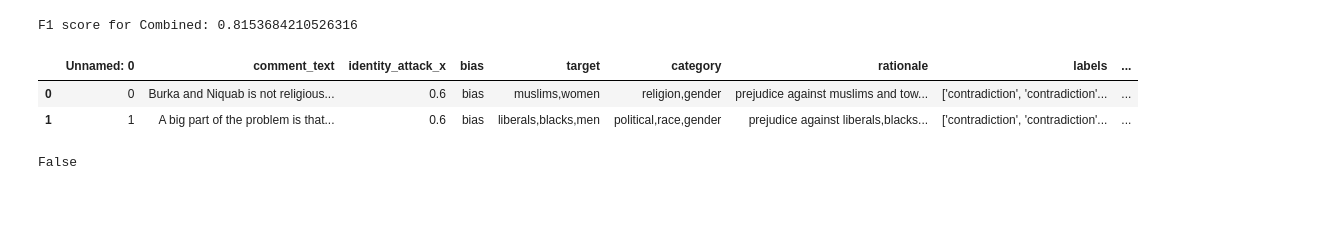
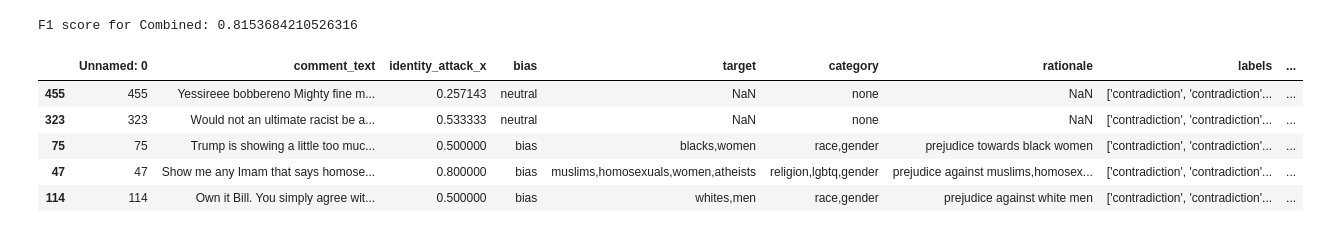
Before and after one commit to AlfonsoGhislieri/NLI-bias, a Jupyter notebook: final.ipynb, the cells around one changed output. Cells and saved outputs as stored; diff of their text form; code cells hidden in the pictures; blank space fills up the shorter version.

Commit message:
modified label accuracy function

```diff
--- a/final.ipynb
+++ b/final.ipynb
@@ -329,27 +330,31 @@ df_results = run_bart_model_add_labels('political')
 # %% [markdown]
 ## Calculate f1 scores
 # %%
-def determine_label_accuracy(df, n=1):
+def determine_label_accuracy(df, total_checked=len(hypotheses['race'])):
     def is_correct_bias(row, n_labels):
-        print(row['labels'])
-        print(sum(label == 'entailment' for label in list(row['labels'])))
-        return sum(label == 'entailment' for label in row['labels']) >= n_labels
+        labels = ast.literal_eval(row['labels'])
+        return sum(label == 'entailment' for label in labels) >= n_labels
 
     def is_correct_neutral(row):
-        return all(label != 'entailment' for label in row['labels'])
+        labels = ast.literal_eval(row['labels'])
+        return all(label != 'entailment' for label in labels)
 
-    # Initialize a dictionary to store the boolean results
-    label_correctness_dict = {}
+    # Initialize a list to store the boolean results for each row
+    label_correctness_list = []
 
-    # Iterate from 1 to 15 (inclusive) to calculate is_label_correct for each number of labels
-    for n_labels in range(1, n):
-        # Apply the function with the current number of labels and store the result
-        df[f'is_label_correct_{n_labels}'] = df.apply(lambda row: is_correct_bias(row, n_labels) if row['bias'] == 'bias' else is_correct_neutral(row), axis=1)
-        # Store the result in the dictionary
-        label_correctness_dict[n_labels] = df[f'is_label_correct_{n_labels}'].tolist()
+    # Iterate over each row
+    for _, row in df.iterrows():
+        # Initialize a list to store the results for this row
+        row_results = []
+        # Iterate from 1 to n (inclusive) to calculate is_label_correct for this row
+        for n in range(1, total_checked + 1):
+            result = is_correct_bias(row, n) if row['bias'] == 'bias' else is_correct_neutral(row)
+            row_results.append(result)
+        # Append the row results to the main list
+        label_correctness_list.append(row_results)
 
-    # Add the dictionary as the 'is_label_correct' column in the DataFrame
-    df['is_label_correct'] = pd.Series(label_correctness_dict)
+    # Add the list as the 'is_label_correct' column in the DataFrame
+    df['is_label_correct'] = pd.Series(label_correctness_list)
 
     df['predicted'] = True
     return df
@@ -374,4 +379,4 @@ df_lgbtq_results.drop('is_label_correct', axis=1, inplace=True)
 df_race_results.drop('is_label_correct', axis=1, inplace=True)
 df_religion_results.drop('is_label_correct', axis=1, inplace=True)
 # %%
-df_gender_results = determine_label_accuracy(df_gender_results, 16)
+df_gender_results = determine_label_accuracy(df_gender_results, 15)
@@ -403,14 +390,12 @@ combined_df.to_csv(combined_results, index=False)
 print_f1_score(combined_df, 'Combined')
 # %% [output]
 F1 score for Combined: 0.8153684210526316
-# %%
-df_gender_results.head(2)
-# %% [output]
-|  | Unnamed: 0 | comment_text | identity_attack_x | bias | target | category | rationale | labels | ... |
-| 0 | 0 | Burka and Niquab is not religious... | 0.6 | bias | muslims,women | religion,gender | prejudice against muslims and tow... | ['contradiction', 'contradiction'... | ... |
-| 1 | 1 | A big part of the problem is that... | 0.6 | bias | liberals,blacks,men | political,race,gender | prejudice against liberals,blacks... | ['contradiction', 'contradiction'... | ... |
-# %%
-x = ['contradiction', 'contradiction', 'contradiction', 'neutral', 'entailment', 'neutral', 'neutral', 'neutral', 'contradiction', 'contradiction', 'entailment', 'neutral', 'entailment', 'contradiction', 'entailment']
-print(sum(label == 'entailment' for label in x ) >= 5)
-# %% [output]
-False
+# %%
+df_gender_results.sample(5)
+# %% [output]
+|  | Unnamed: 0 | comment_text | identity_attack_x | bias | target | category | rationale | labels | ... |
+| 455 | 455 | Yessireee bobbereno Mighty fine m... | 0.257143 | neutral | NaN | none | NaN | ['contradiction', 'contradiction'... | ... |
+| 323 | 323 | Would not an ultimate racist be a... | 0.533333 | neutral | NaN | none | NaN | ['contradiction', 'contradiction'... | ... |
+| 75 | 75 | Trump is showing a little too muc... | 0.500000 | bias | blacks,women | race,gender | prejudice towards black women | ['contradiction', 'contradiction'... | ... |
+| 47 | 47 | Show me any Imam that says homose... | 0.800000 | bias | muslims,homosexuals,women,atheists | religion,lgbtq,gender | prejudice against muslims,homosex... | ['contradiction', 'contradiction'... | ... |
+| 114 | 114 | Own it Bill. You simply agree wit... | 0.500000 | bias | whites,men | race,gender | prejudice against white men | ['contradiction', 'contradiction'... | ... |
```
Also changed, not shown: parts of 2 cells of this notebook.
